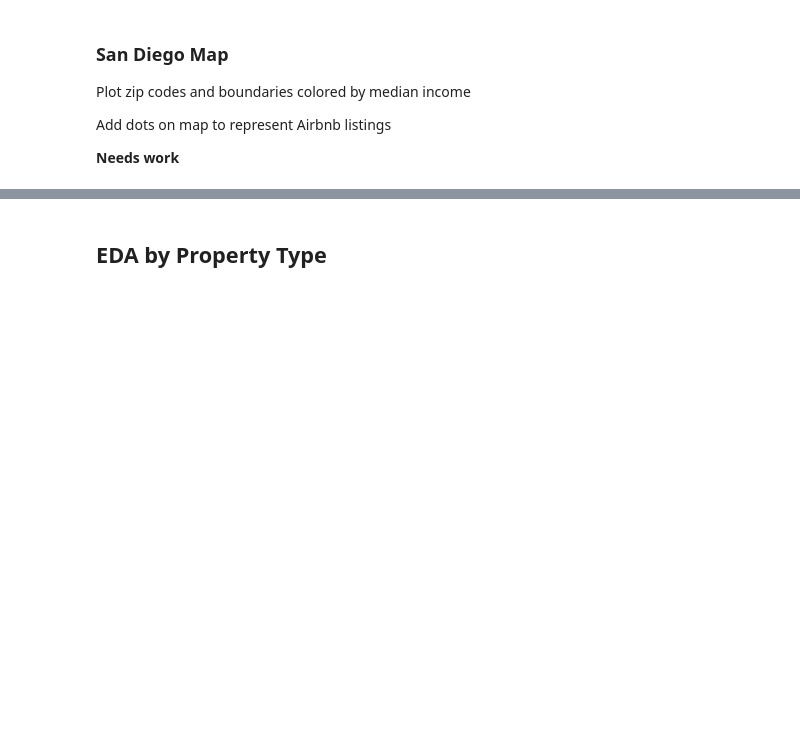
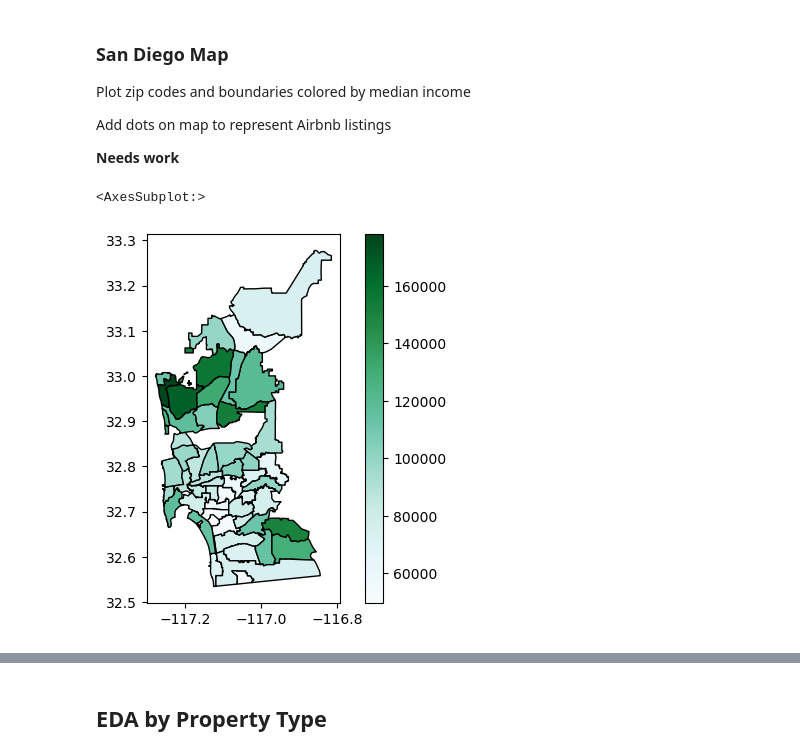
Before and after one commit to nlee98/ADS-599_Capstone_Project, a Jupyter notebook: Code Library/Data_Exploration.ipynb, the cells around one changed output, grey strips where cells are left out. Saved outputs shown, nothing was run; the diff lists cells and outputs as text; code cells hidden in the pictures; blank space fills up the shorter version.

Commit message:
Median income map 7.11

```diff
--- a/Code Library/Data_Exploration.ipynb
+++ b/Code Library/Data_Exploration.ipynb
@@ -454,3 +468,29 @@ Add dots on map to represent Airbnb listings
+# %%
+# Lets try geopandas instead
+import geopandas
+
+# Need to fix the median income column to make chloropleth
+median_income_df['Median income (dollars)']
+median_income_df['Median income (dollars)'] = median_income_df['Median income (dollars)'].str.replace(',', '').astype(float)
+
+# Source - https://sdgis-sandag.opendata.arcgis.com/datasets/SANDAG::zip-code/explore?location=32.916477%2C-114.604036%2C8.00
+SD_zip_shapes = geopandas.read_file("../Data/SDZips.geojson")
+
+# Join the zipcodes we need
+median_income_df['zipcode'] = pd.to_numeric(median_income_df['zipcode'])
+SD_gdf = median_income_df.merge(SD_zip_shapes, left_on='zipcode', right_on = 'ZIP', how='left')
+
+# Had a few duplicate zipcodes from the geojson, we'll drop them
+SD_gdf = SD_gdf.drop_duplicates(subset=['zipcode'])
+
+# Finish geodataframe
+SD_gdf = geopandas.GeoDataFrame(SD_gdf['Median income (dollars)'], geometry=SD_gdf.geometry)
+# %%
+# Plot our map
+SD_gdf.plot(column="Median income (dollars)", cmap = 'BuGn', edgecolor = 'k', legend = True)
+# %% [output]
+<AxesSubplot:>
+[figure, added]
 # %%
 '''
 from urllib.request import urlopen
```
Also changed, not shown: parts of 6 cells of this notebook, 1 other file.
